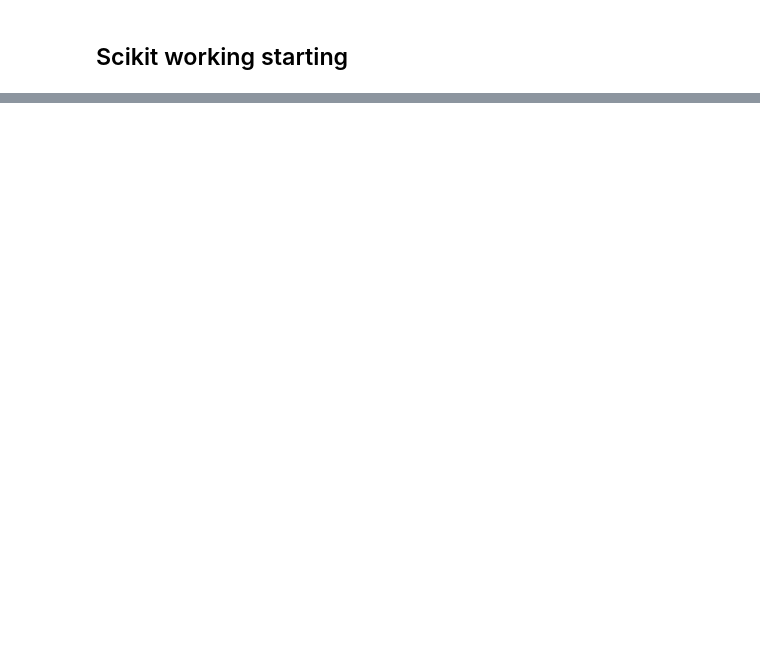
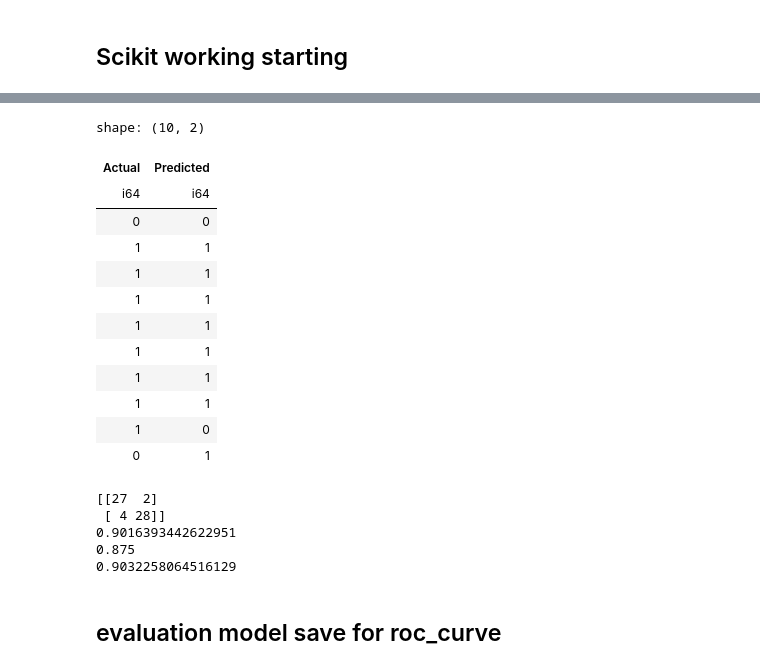
Before and after one commit to sumitkumar1233edeedad/ml-heart-diagnosis-system, a Jupyter notebook: notebooks/heart.ipynb, the cells around one changed output, grey strips where cells are left out. Saved outputs shown, nothing was run; the diff lists cells and outputs as text; code cells hidden in the pictures; blank space fills up the shorter version.

```diff
--- a/notebooks/heart.ipynb
+++ b/notebooks/heart.ipynb
@@ -223,0 +293,13 @@ shape: (2, 2)
+# %%
+random_search = RandomizedSearchCV(
+    estimator=pipe,
+    param_distributions=param_dist,
+    n_iter=50,              # number of random combinations
+    cv=5,                   # 5-fold cross validation
+    scoring="accuracy",
+    n_jobs=-1,
+    random_state=42,
+    verbose=2
+)
+# %%
+random_search.fit(X_train, y_train)
@@ -223,0 +326,3 @@ shape: (2, 2)
+# %%
+best_model = random_search.best_estimator_
+print(best_model, random_search.best_params_)
@@ -223,0 +335,23 @@ shape: (2, 2)
+# %%
+y_pred = best_model.predict(X_test)
+
+data = pl.DataFrame({
+    "Actual": y_test,
+    "Predicted": y_pred
+})
+
+data.head(10)
+# %% [output]
+shape: (10, 2)
+| Actual | Predicted |
+| i64 | i64 |
+| 0 | 0 |
+| 1 | 1 |
+| 1 | 1 |
+| 1 | 1 |
+| 1 | 1 |
+| 1 | 1 |
+| 1 | 1 |
+| 1 | 1 |
+| 1 | 0 |
+| 0 | 1 |
@@ -223,0 +365,13 @@ shape: (2, 2)
+# %%
+print(confu)
+print(accuracy_score)
+print(recall_score)
+print(f1_score)
+# %% [output]
+[[27  2]
+ [ 4 28]]
+0.9016393442622951
+0.875
+0.9032258064516129
+# %% [markdown]
+## evaluation model save for roc_curve
```
Also changed, not shown: parts of 21 cells of this notebook, 2 other files.
